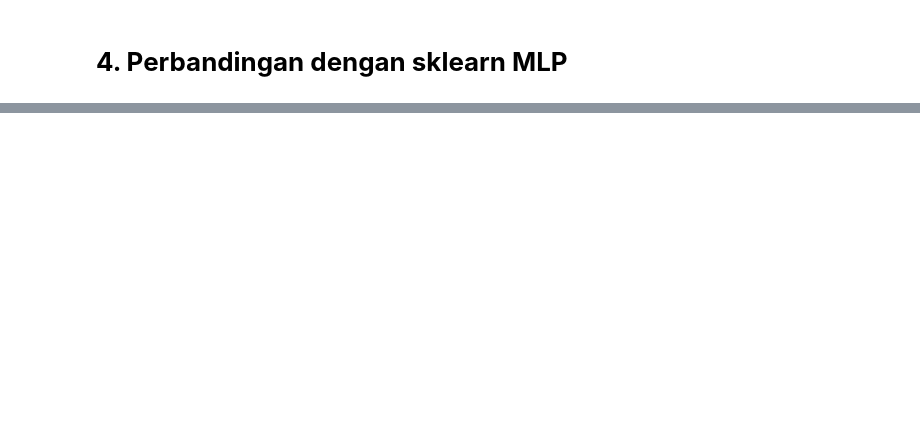
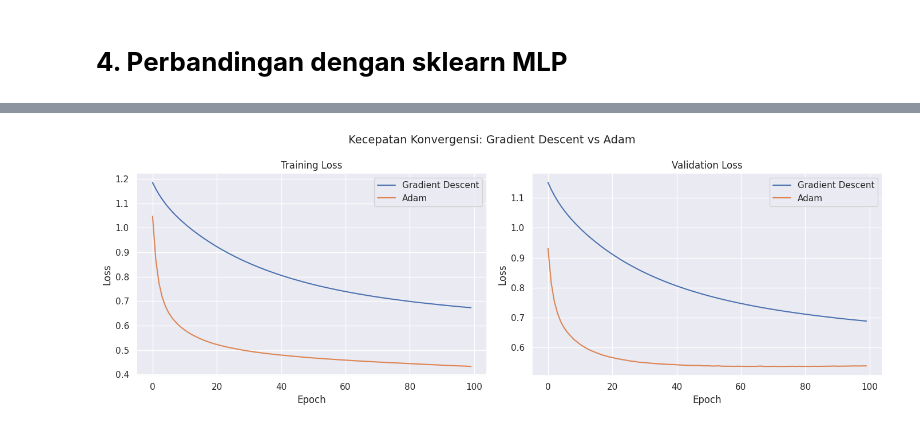
Before and after one commit to ryonlunar/BigmoMasterclass_ML, a Jupyter notebook: notebook/notebook.ipynb, the cells around one changed output, grey strips where cells are left out. Cells and saved outputs as stored; diff of their text form; code cells hidden in the pictures; blank space fills up the shorter version.

Commit message:
feat: add training using Adam optimization in notebook

```diff
--- a/notebook/notebook.ipynb
+++ b/notebook/notebook.ipynb
@@ -781,0 +789,97 @@ weighted avg       0.75      0.75      0.75      2000
+# %%
+import time
+
+
+
+def epoch_to_converge(loss_curve, tolerance=0.1):
+    # mereturn epoch pertama yang membuat penurunan loss ada dalam batas toleransi
+    # misal toleransi = 0.1 berarti mengembalikan epoch pertama yang loss nya sudah menurun sebanyak 90% dari jarak total inital loss ke best loss
+
+    if loss_curve is None or len(loss_curve) == 0:
+        return np.nan
+
+    initial_loss = float(loss_curve[0])
+    best_loss = float(np.min(loss_curve))
+
+    if np.isclose(initial_loss, best_loss):
+        return 1
+
+    target_loss = best_loss + tolerance * (initial_loss - best_loss)
+    for epoch_idx, loss in enumerate(loss_curve, start=1):
+        if float(loss) <= target_loss:
+            return epoch_idx
+    return len(loss_curve)
+
+
+SPEED_HP = {
+    'hidden_units':  [64, 64],
+    'activation':    'relu',
+    'learning_rate': 0.0001,
+    'epochs':        100,
+    'batch_size':    64,
+}
+
+speed_configs = [
+    (None,  'Gradient Descent'),
+    ('adam', 'Adam'),
+]
+
+speed_models, speed_histories, speed_labels, speed_times = [], [], [], []
+
+print(f'[{datetime.datetime.now()}] Convergence-speed experiments started.')
+for opt, label in speed_configs:
+    print(f'  Training {label}...')
+
+    model = FFNN()
+    init = initialize_uniform(-0.5, 0.5, seed=42)
+    model.add(Dense(SPEED_HP['hidden_units'][0], activation=SPEED_HP['activation'], weight_initializer=init, input_dim=INPUT_DIM))
+    model.add(Dense(SPEED_HP['hidden_units'][1], activation=SPEED_HP['activation'], weight_initializer=init))
+    model.add(Dense(1, activation='sigmoid', weight_initializer=initialize_uniform(-0.5, 0.5, seed=42)))
+    model.compile(loss='bce', optimizer=opt)
+
+    start = time.perf_counter()
+    history = model.fit(
+        X_train, y_train, X_val=X_val, y_val=y_val,
+        batch_size=SPEED_HP['batch_size'],
+        learning_rate=SPEED_HP['learning_rate'],
+        epoch=SPEED_HP['epochs'], verbose=0
+    )
+    elapsed = time.perf_counter() - start
+
+    speed_models.append(model)
+    speed_histories.append(history)
+    speed_labels.append(label)
+    speed_times.append(elapsed)
+
+print(f'[{datetime.datetime.now()}] Convergence-speed experiments completed.')
+
+plot_loss_curves(speed_histories, speed_labels, title='Kecepatan Konvergensi: Gradient Descent vs Adam')
+
+rows = []
+for model, history, label, elapsed in zip(speed_models, speed_histories, speed_labels, speed_times):
+    val_loss = history['val_loss'] if history.get('val_loss') else history['train_loss']
+
+    best_epoch = int(np.argmin(val_loss) + 1)
+    conv_epoch = epoch_to_converge(val_loss, tolerance=0.1)
+
+    acc, f1 = evaluate(model, X_val, y_val)
+
+    rows.append({
+        'Optimizer': label,
+        'Final Val Loss': round(float(val_loss[-1]), 5),
+        'Best Val Loss': round(float(np.min(val_loss)), 5),
+        'Best Epoch': best_epoch,
+        'Epoch 90% Converged': conv_epoch,
+        'Total Time (s)': round(float(elapsed), 3),
+        'Time / Epoch (ms)': round(float(elapsed / SPEED_HP['epochs'] * 1000), 3),
+        'Accuracy': round(float(acc), 4),
+        'F1 Score': round(float(f1), 4),
+    })
+
+speed_results = pd.DataFrame(rows).set_index('Optimizer').sort_values('Epoch 90% Converged')
+display(speed_results)
+
+best_by_speed = speed_results.index[0]
+print(f'Optimizer tercepat konvergen (berdasarkan Epoch 90% Converged): {best_by_speed}')
+print("Epoch 90% converged adalah epoch pertama saat model sudah mencapai 90% perbaikan loss (perubahan dari loss awal ke loss terbaik)")
+# %% [output]
@@ -781,0 +890 @@ weighted avg       0.75      0.75      0.75      2000
+[figure, added]
```
Also changed, not shown: parts of 28 cells of this notebook.
